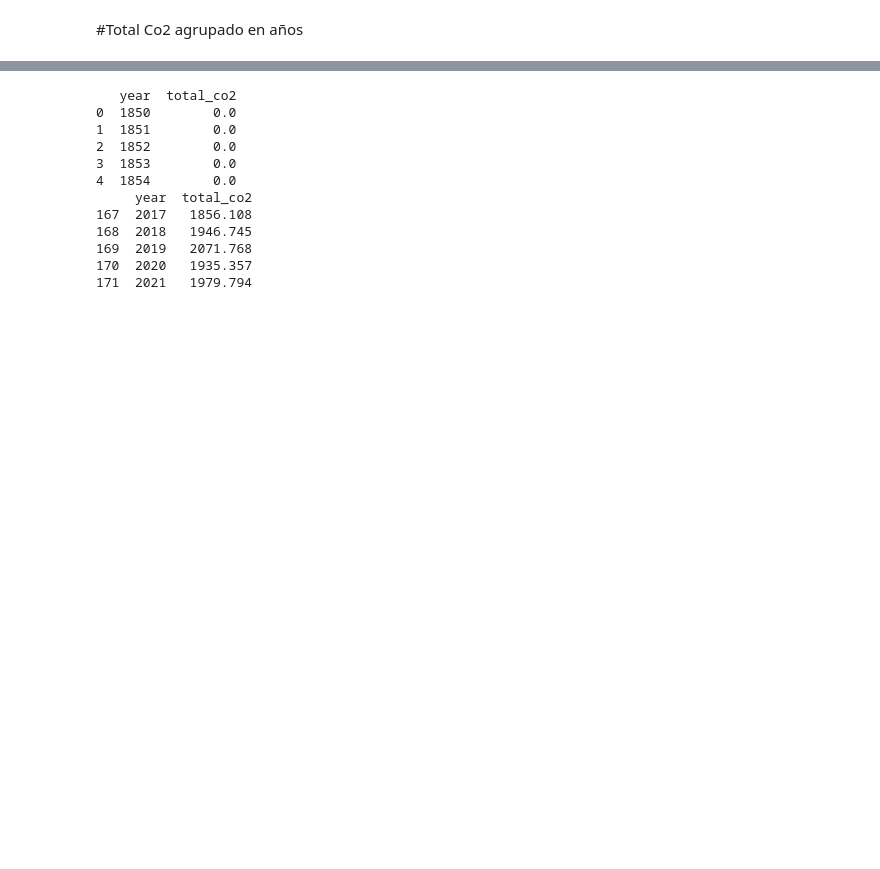
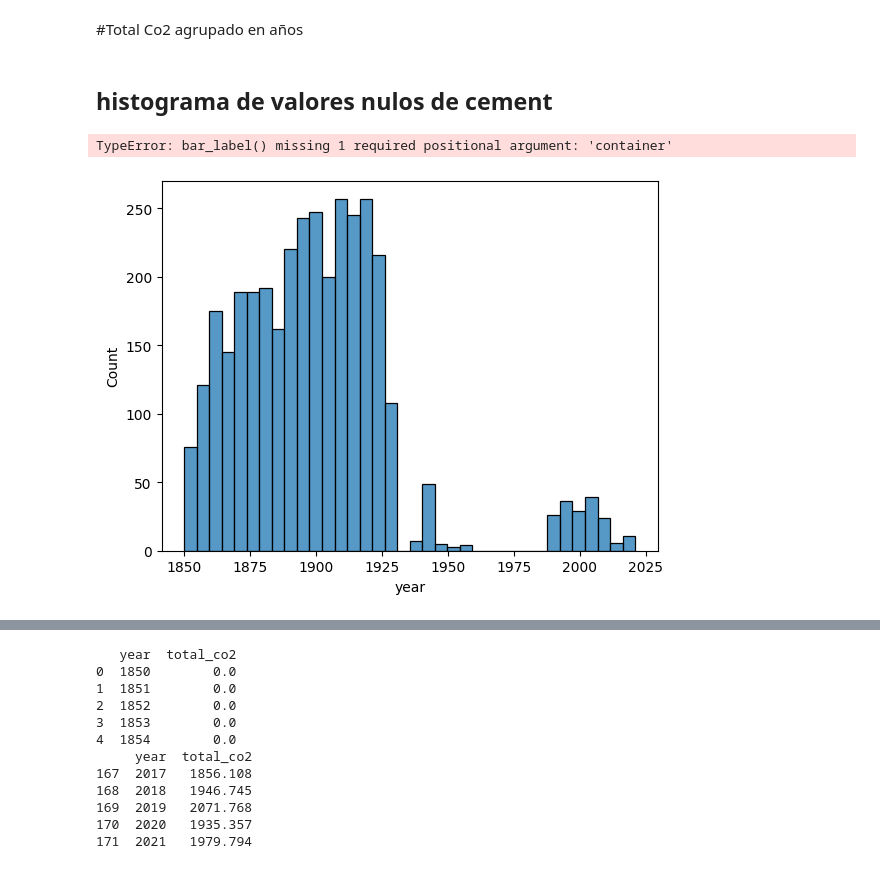
Before and after one commit to Sergio0602/Project-2--EDA, a Jupyter notebook: co2EDA.ipynb, the cells around one changed output, grey strips where cells are left out. Drawn from its saved outputs; the diff is of its cells as text; code cells hidden in the pictures; blank space fills up the shorter version.

```diff
--- a/co2EDA.ipynb
+++ b/co2EDA.ipynb
@@ -92,2 +184,13 @@ print(co2_zeros)
 # %% [markdown]
 #Total Co2 agrupado en años
+# %% [markdown]
+## histograma de valores nulos de cement
+# %%
+df_cement_nulls = df[df["cement_co2"].isnull()][["year", "cement_co2"]]
+df_cement_nulls.head()
+
+sns.histplot(data=df_cement_nulls, x="year")
+plt.show()
+# %% [output]
+TypeError: bar_label() missing 1 required positional argument: 'container'
+[figure, added]
```
Also changed, not shown: parts of 12 cells of this notebook, 3 other files.
